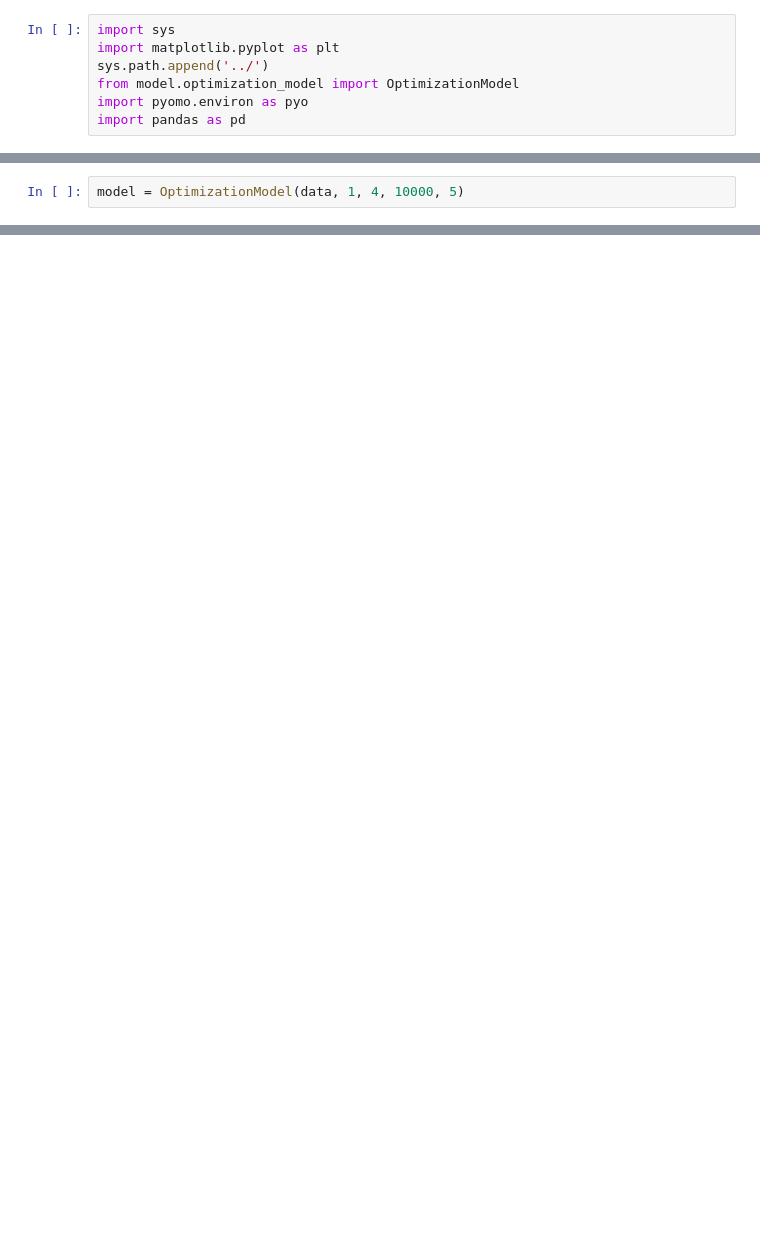
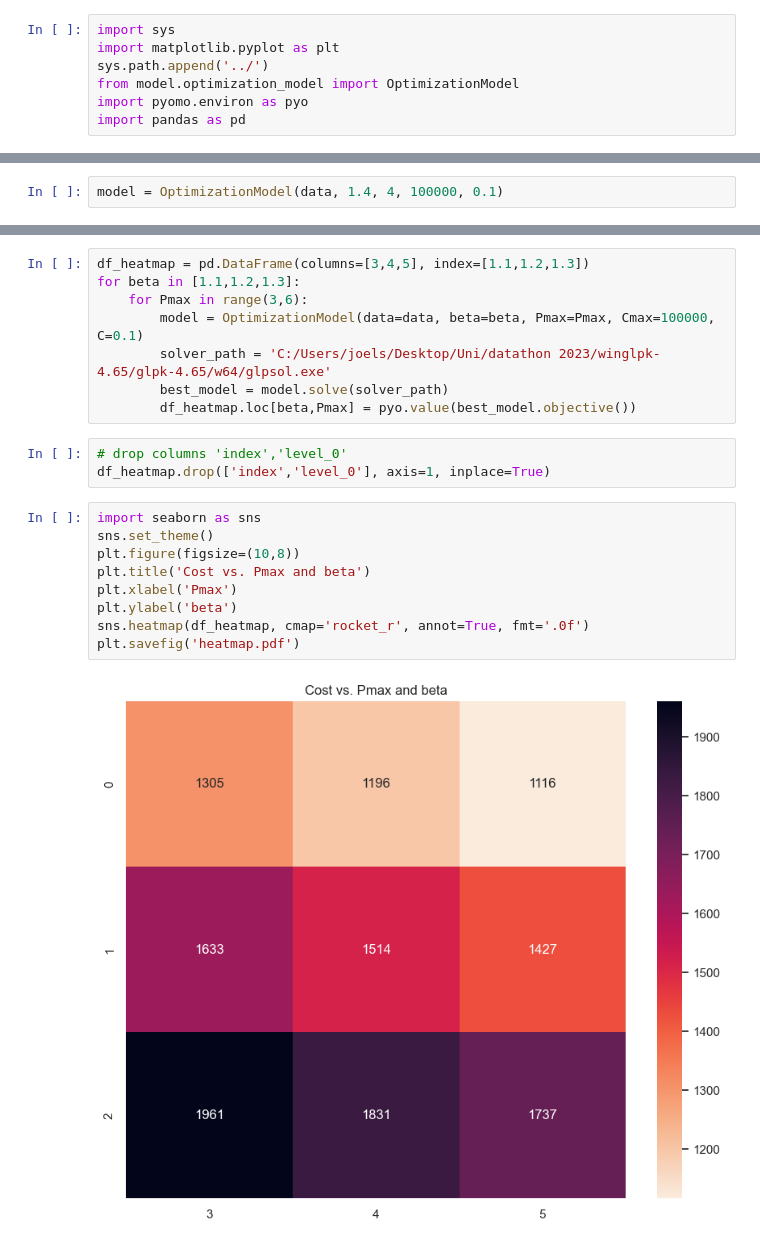
Before and after one commit to JoelSoleCasale/OptiFlowInnovators, a Jupyter notebook: notebooks/testing.ipynb, the cells around one changed output, grey strips where cells are left out. Drawn from its saved outputs; the diff is of its cells as text; blank space fills up the shorter version.

```diff
--- a/notebooks/testing.ipynb
+++ b/notebooks/testing.ipynb
@@ -32,5 +37,5 @@ data
 # %%
-model = OptimizationModel(data, 1, 4, 10000, 5)
+model = OptimizationModel(data, 1.4, 4, 100000, 0.1)
 # %%
 solver_path = 'C:/Users/joels/Desktop/Uni/datathon 2023/winglpk-4.65/glpk-4.65/w64/glpsol.exe'
 best_model = model.solve(solver_path)
@@ -49,0 +52,22 @@ AttributeError: 'NoneType' object has no attribute 'objective'
+# %%
+df_heatmap = pd.DataFrame(columns=[3,4,5], index=[1.1,1.2,1.3])
+for beta in [1.1,1.2,1.3]:
+    for Pmax in range(3,6):
+        model = OptimizationModel(data=data, beta=beta, Pmax=Pmax, Cmax=100000, C=0.1)
+        solver_path = 'C:/Users/joels/Desktop/Uni/datathon 2023/winglpk-4.65/glpk-4.65/w64/glpsol.exe'
+        best_model = model.solve(solver_path)
+        df_heatmap.loc[beta,Pmax] = pyo.value(best_model.objective())
+# %%
+# drop columns 'index','level_0'
+df_heatmap.drop(['index','level_0'], axis=1, inplace=True)
+# %%
+import seaborn as sns
+sns.set_theme()
+plt.figure(figsize=(10,8))
+plt.title('Cost vs. Pmax and beta')
+plt.xlabel('Pmax')
+plt.ylabel('beta')
+sns.heatmap(df_heatmap, cmap='rocket_r', annot=True, fmt='.0f')
+plt.savefig('heatmap.pdf')
+# %% [output]
+[figure, added]
```
Also changed, not shown: parts of 4 cells of this notebook, 3 other files.
